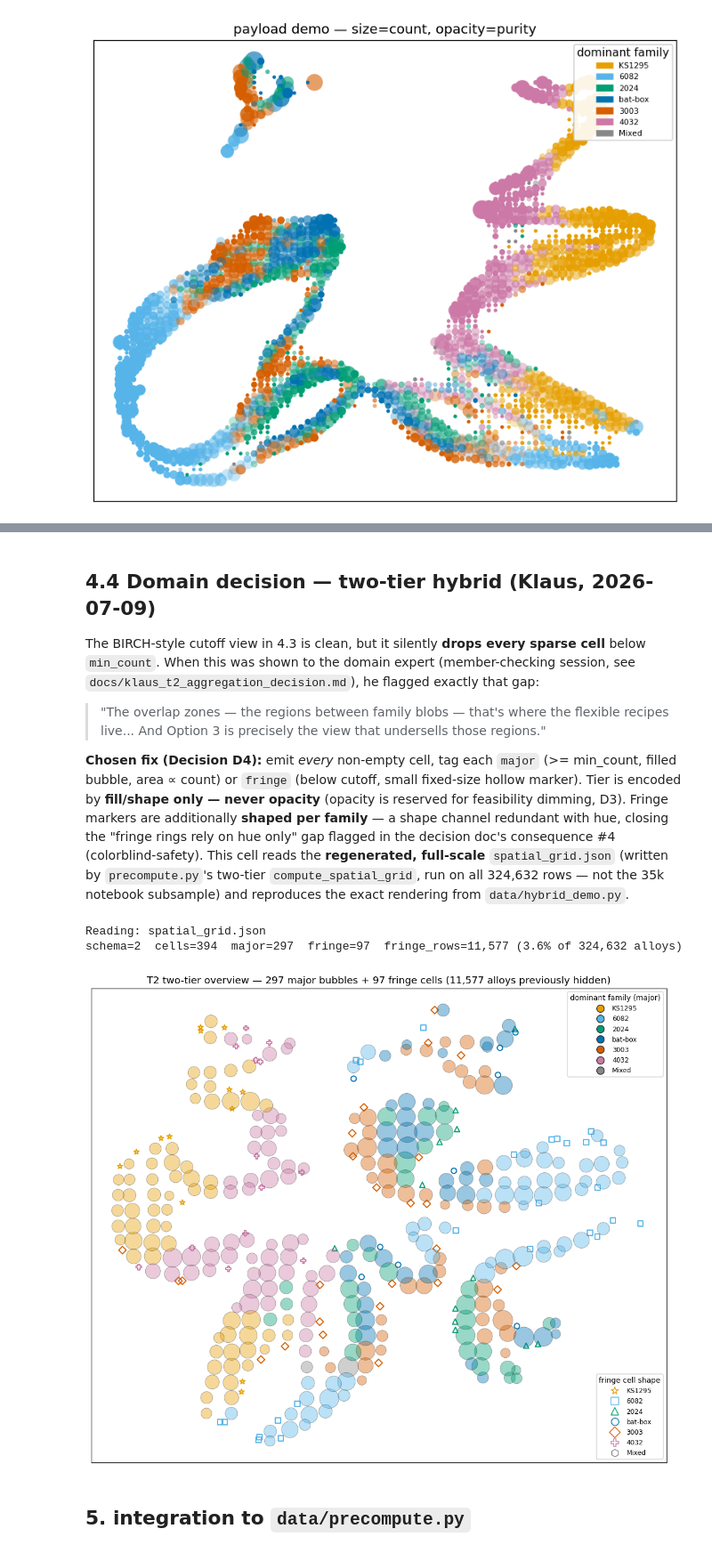
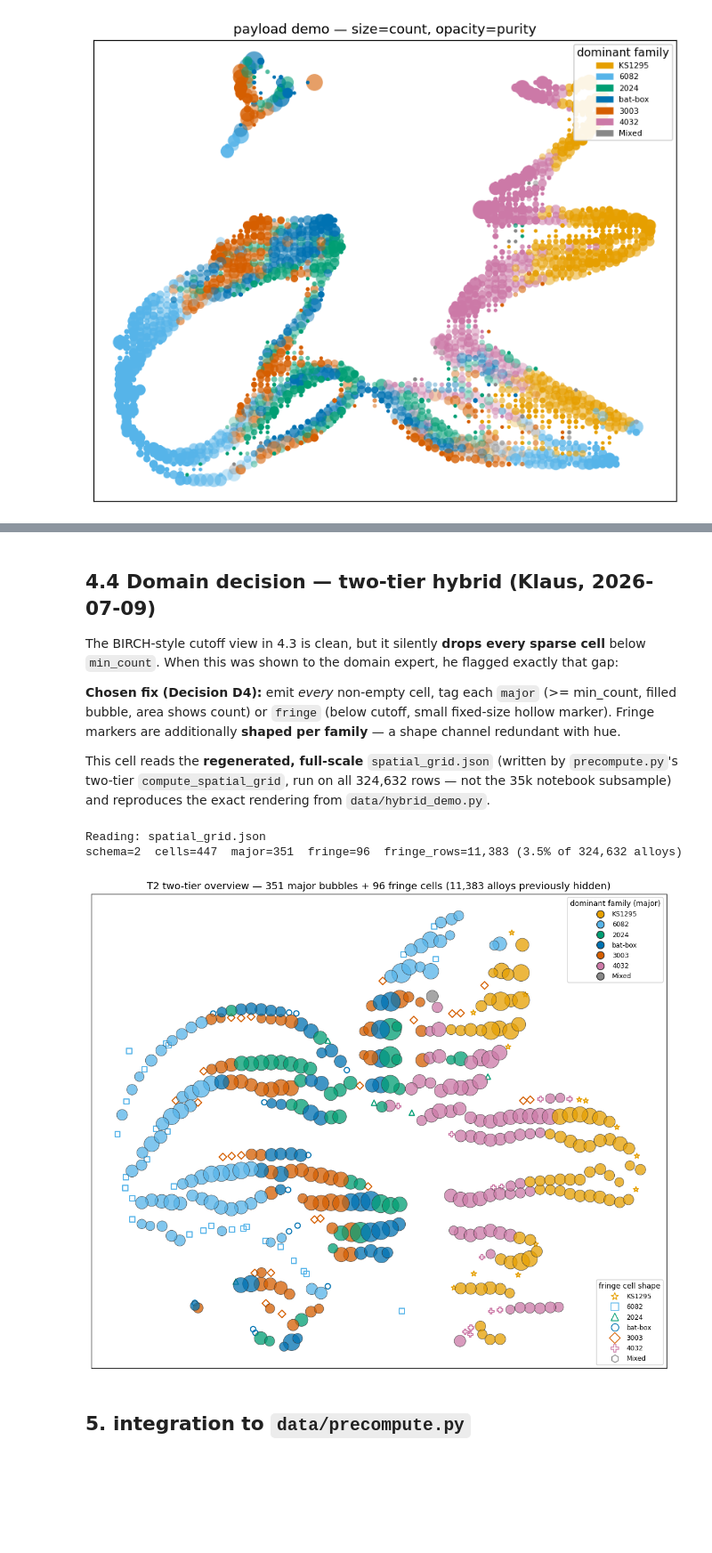
Before and after one commit to seton2024/Scrap-Alloy-Screening-Dashboard, a Jupyter notebook: data/explore_umap_aggregation.ipynb, the cells around one changed output, grey strips where cells are left out. Shown at 89% size. Cells and saved outputs as stored; diff of their text form; code cells hidden in the pictures; blank space fills up the shorter version.

Commit message:
precomputing we have stock column now with data
T2
Umap grid now scales for the canvas

T5
we have stock allert check

T6
hover in the T5 now highlights the table

```diff
--- a/data/explore_umap_aggregation.ipynb
+++ b/data/explore_umap_aggregation.ipynb
@@ -415,8 +418,9 @@ plt.tight_layout(); plt.show()
 **Precompute output = one file** `spatial_grid.json`: `meta{extent, grid_cols, grid_rows, min_count}`
 + per-cell `{gx, gy, cx, cy, count, dominant, purity, ys_med, csc_med, rowIds}`.
 # %%
-# ---- locked params (the design is fixed to the nn50 embedding) ----
-GRID_COLS, MIN_COUNT, RMAX_FRAC = 28, 30, 0.72
+# locked params (the design is fixed to the nn50 embedding)
+T2_CANVAS_W, T2_CANVAS_H = 1100, 320   # must track <canvas id="canvasT2"> in index.html
+GRID_COLS, MIN_COUNT, RMAX_FRAC = 100, 30, 0.72
 E = embeddings["nn50_md0.1"]
 ys_sub  = df["YS(MPa)"].values[sub]
 csc_sub = df["CSC"].values[sub]
@@ -426,7 +430,7 @@ x0, x1 = float(E[:, 0].min()), float(E[:, 0].max())
 y0, y1 = float(E[:, 1].min()), float(E[:, 1].max())
 sx, sy = (x1 - x0) * 0.02, (y1 - y0) * 0.02
 x0 -= sx; x1 += sx; y0 -= sy; y1 += sy
-GRID_ROWS = max(1, int(round(GRID_COLS * (y1 - y0) / (x1 - x0))))
+GRID_ROWS = max(1, int(round(GRID_COLS * T2_CANVAS_H / T2_CANVAS_W)))
 cw, ch = (x1 - x0) / GRID_COLS, (y1 - y0) / GRID_ROWS
 
 # ---- bin points into cells; keep cells with >= MIN_COUNT ----
@@ -469,18 +473,12 @@ plt.tight_layout(); plt.show()
 ## 4.4 Domain decision — two-tier hybrid (Klaus, 2026-07-09)
 
 The BIRCH-style cutoff view in 4.3 is clean, but it silently **drops every sparse cell**
-below `min_count`. When this was shown to the domain expert (member-checking session, see
-`docs/klaus_t2_aggregation_decision.md`), he flagged exactly that gap:
-
-> "The overlap zones — the regions between family blobs — that's where the flexible recipes
-> live... And Option 3 is precisely the view that undersells those regions."
+below `min_count`. When this was shown to the domain expert, he flagged exactly that gap:
 
 **Chosen fix (Decision D4):** emit *every* non-empty cell, tag each `major` (>= min_count,
-filled bubble, area ∝ count) or `fringe` (below cutoff, small fixed-size hollow marker). Tier
-is encoded by **fill/shape only — never opacity** (opacity is reserved for feasibility
-dimming, D3). Fringe markers are additionally **shaped per family** — a shape channel
-redundant with hue, closing the "fringe rings rely on hue only" gap flagged in the decision
-doc's consequence #4 (colorblind-safety). This cell reads the **regenerated, full-scale**
+filled bubble, area shows count) or `fringe` (below cutoff, small fixed-size hollow marker). Fringe markers are additionally **shaped per family** — a shape channel redundant with hue.
+
+This cell reads the **regenerated, full-scale**
 `spatial_grid.json` (written by `precompute.py`'s two-tier `compute_spatial_grid`, run on all
 324,632 rows — not the 35k notebook subsample) and reproduces the exact rendering from
 `data/hybrid_demo.py`.
@@ -498,12 +496,9 @@ print("Reading:", GRID_PATH)
 grid_full = json.loads(GRID_PATH.read_text(encoding="utf-8"))
 
 # fringe marker per family - a shape channel redundant with hue (colorblind-safe;
-# closes the gap noted in docs/klaus_t2_aggregation_decision.md consequence #4).
-# Order matches FAMILY_NAMES; reuses the 7-shape vocabulary already in tasks.md's
 # T2 "at high zoom" note: star / square / triangle / circle / diamond / cross / hexagon.
 FAMILY_MARKERS = ["*", "s", "^", "o", "D", "P", "h"]
-BUBBLE_ALPHA = 0.4  # major bubbles at 60% transparent (uniform baseline,
-                    # both tiers - NOT a tier-encoding signal; fringe stays as-is)
+BUBBLE_ALPHA = 0.75
 
 all_cells = grid_full["cells"]
 major_cells = [c for c in all_cells if c["tier"] == "major"]
@@ -527,36 +522,36 @@ if fringe_cells:
         fx = [c["cx"] for c in fam_cells]
         fy = [c["cy"] for c in fam_cells]
         ax.scatter(fx, fy, s=42, marker=FAMILY_MARKERS[fam], facecolors="none",
                   edgecolors=FAMILY_COLORS[fam], linewidths=1.3, zorder=2)
 
-# major ON TOP: filled circles, area ~ count, thin dark stroke, NO alpha
+# major ON TOP: filled circles, area ~ count
 mx = [c["cx"] for c in major_cells]
 my = [c["cy"] for c in major_cells]
 mc = [FAMILY_COLORS[c["dominant"]] for c in major_cells]
 mcount = [c["count"] for c in major_cells]
 max_count = max(mcount)
 msize = [60 + 640 * (v / max_count) for v in mcount]
 ax.scatter(mx, my, s=msize, c=mc, edgecolors="#333", linewidths=0.6, alpha=BUBBLE_ALPHA, zorder=3)
 
 ax.set_xticks([]); ax.set_yticks([])   # UMAP axes carry no interpretable units
 ax.set_title(f"T2 two-tier overview — {len(major_cells)} major bubbles + "
              f"{len(fringe_cells)} fringe cells ({fringe_rows:,} alloys previously hidden)")
 
 # two stacked legends: color -> family (majors), shape+color -> family (fringe)
 major_handles = [plt.Line2D([0], [0], marker="o", ls="", markerfacecolor=FAMILY_COLORS[i],
                  markeredgecolor="#333", markersize=9, label=FAMILY_NAMES[i]) for i in range(7)]
 major_legend = ax.legend(handles=major_handles, title="dominant family (major)",
                          fontsize=8, title_fontsize=9, loc="upper right")
 ax.add_artist(major_legend)   # keep it - the next .legend() call below would otherwise replace it
 fringe_handles = [plt.Line2D([0], [0], marker=FAMILY_MARKERS[i], ls="", markerfacecolor="none",
                   markeredgecolor=FAMILY_COLORS[i], markersize=9, label=FAMILY_NAMES[i]) for i in range(7)]
 ax.legend(handles=fringe_handles, title="fringe cell shape", fontsize=8, title_fontsize=9, loc="lower right")
 
 plt.tight_layout(); plt.show()
 # %% [output]
 Reading: spatial_grid.json
-schema=2  cells=394  major=297  fringe=97  fringe_rows=11,577 (3.6% of 324,632 alloys)
+schema=2  cells=447  major=351  fringe=96  fringe_rows=11,383 (3.5% of 324,632 alloys)
-[figure, old version]
+[figure, new version]
 # %% [markdown]
 ## 5. integration to `data/precompute.py`
 # %%
```
Also changed, not shown: parts of 5 cells of this notebook, 7 other files.
